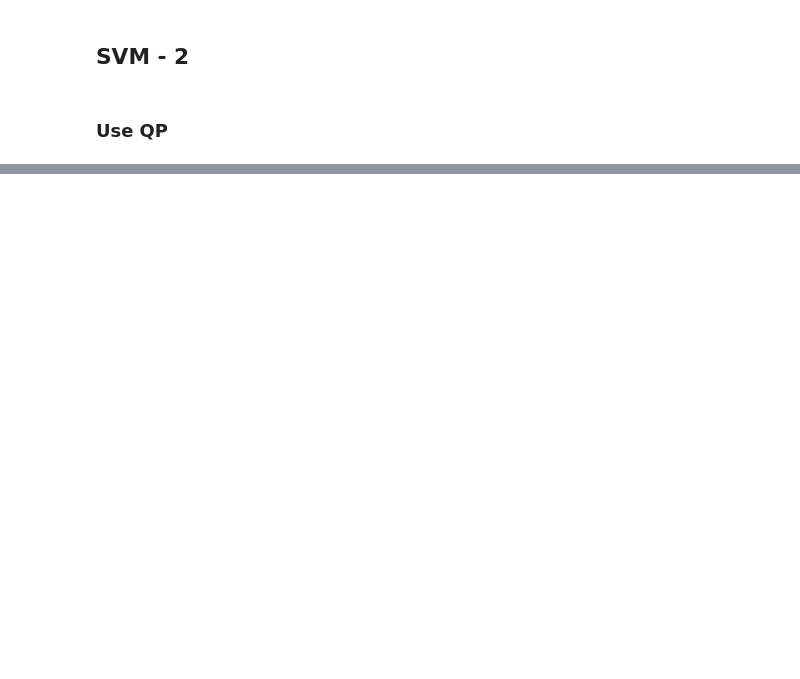
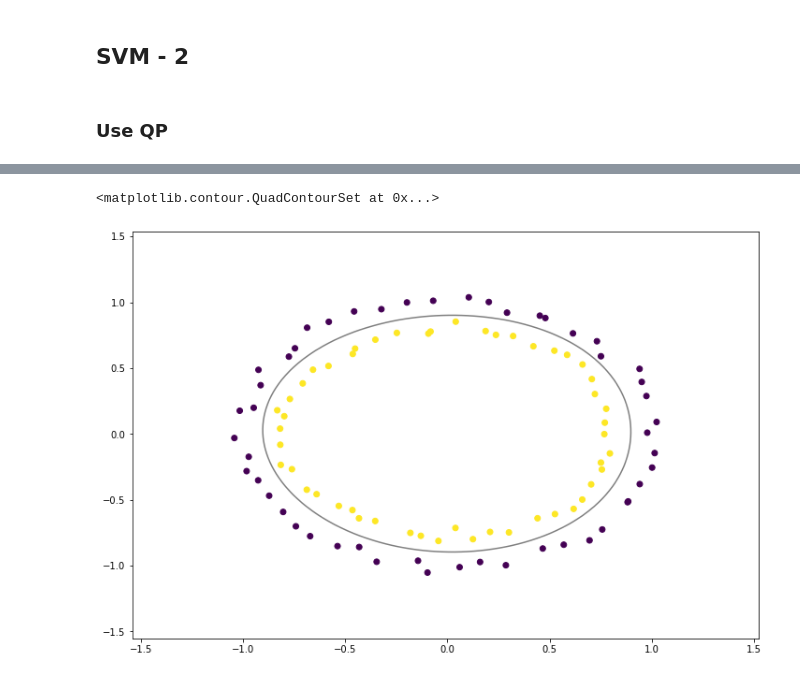
Before and after one commit to Justin900429/IT-used, a Jupyter notebook: SVM.ipynb, the cells around one changed output, grey strips where cells are left out. Saved outputs shown, nothing was run; the diff lists cells and outputs as text; code cells hidden in the pictures; blank space fills up the shorter version.

```diff
--- a/SVM.ipynb
+++ b/SVM.ipynb
@@ -145,0 +202,26 @@ plt.plot(xx, yy)
+# %%
+# Plot the hyperplane
+plt.figure(figsize=(12, 8))
+
+ax = plt.gca()
+
+# create grid to evaluate model
+xx = np.linspace(np.min(X[:, 0]) - 0.5, np.max(X[:, 0]) + 0.5, 100)
+yy = np.linspace(np.min(X[:, 1]) - 0.5, np.max(X[:, 1]) + 0.5, 100)
+
+YY, XX = np.meshgrid(yy, xx)
+
+xy = np.vstack([XX.ravel(), YY.ravel()]).T
+
+# Decide the value for each grid
+Z = model.decision_function(xy).reshape(XX.shape)
+
+# Plot the data
+plt.scatter(X[:, 0], X[:, 1], c=y)
+
+# plot decision boundary (take only z = 0)
+ax.contour(XX, YY, Z, colors='k', levels=[0], alpha=0.5,
+           linestyles=['-'])
+# %% [output]
+<matplotlib.contour.QuadContourSet at 0x...>
+[figure, added]
```
Also changed, not shown: parts of 15 cells of this notebook, 3 other files.
